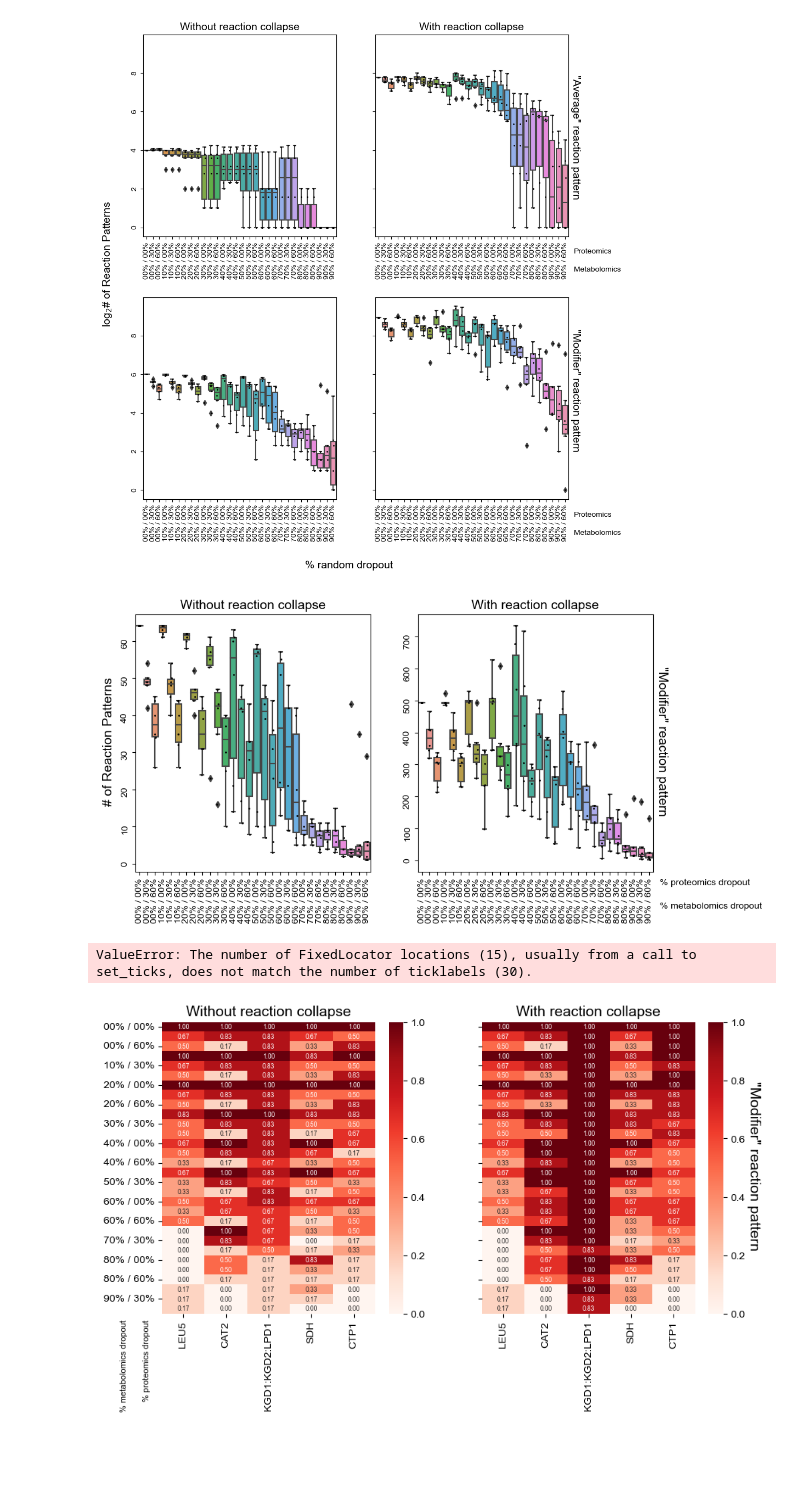
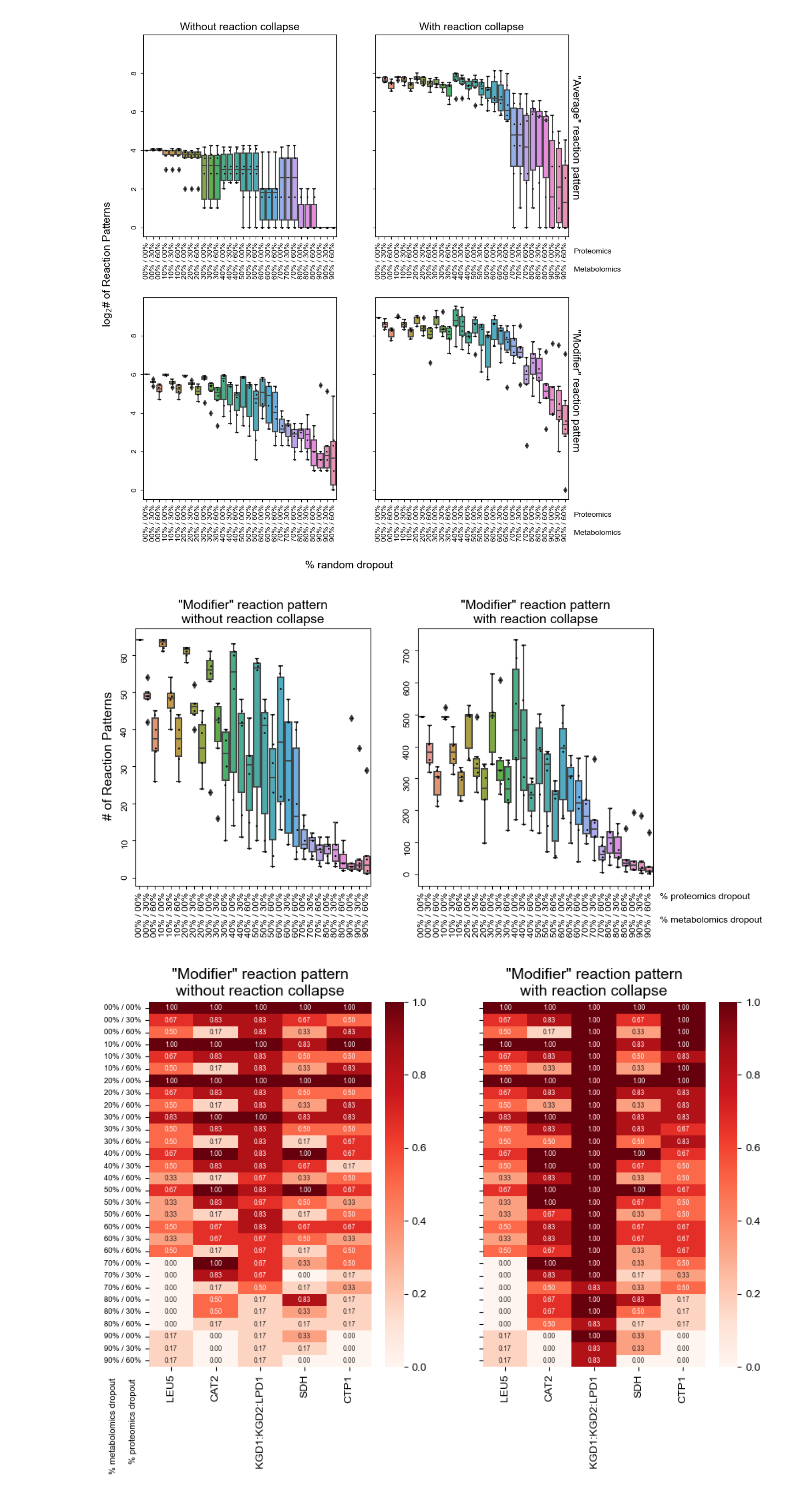
Before and after one commit to Metaboverse/Metaboverse-manuscript, a Jupyter notebook: sensitivity_analysis/generate-results-metrics-mct1.ipynb, the cells around one changed output. Cells and saved outputs as stored; diff of their text form; code cells hidden in the pictures; blank space fills up the shorter version.

```diff
--- a/sensitivity_analysis/generate-results-metrics-mct1.ipynb
+++ b/sensitivity_analysis/generate-results-metrics-mct1.ipynb
@@ -136,9 +136,8 @@ for c in ["mod_noCollapse", "mod_collapse"]:
     if counter % 2 == 0:
         y_count += 1
 
-axes[0].set_title("Without reaction collapse", fontsize=14)
-axes[1].set_title("With reaction collapse", fontsize=14)
-fig.text(0.913, 0.5, '"Modifier" reaction pattern', fontsize=14, ha='center', va='center', rotation=-90)
+axes[0].set_title('"Modifier" reaction pattern\nwithout reaction collapse', fontsize=14)
+axes[1].set_title('"Modifier" reaction pattern\nwith reaction collapse', fontsize=14)
 
 fig.text(0.085, 0.5, '# of Reaction Patterns', fontsize=14, ha='center', va='center', rotation='vertical')
 
@@ -147,7 +146,7 @@ fig.text(0.91, 0.0, '% metabolomics dropout', fontsize=10)
 
 plt.savefig("sensitivity-mct1-modOnly.png", dpi=1200, bbox_inches = 'tight')
 # %% [output]
-[figure, old version]
+[figure, new version]
 # %%
 xaxis_labels = [x.get_text() for x in axes[1].get_xticklabels()]
 # %%
@@ -228,37 +227,36 @@ for k in _d.keys():
     compiled_data[k].columns = ["LEU5", "CAT2", "KGD1:KGD2:LPD1", "SDH", "CTP1"]
     compiled_data[k] = compiled_data[k] / 6
 # %%
-fig, axes = plt.subplots(1, 2, sharex=True, sharey=True, figsize=(10,5))
+fig, axes = plt.subplots(1, 2, sharex=True, sharey=True, figsize=(10,6))
 x_count = 0
 y_count = 0
 counter = 0
 for c in ["mod_noCollapse", "mod_collapse"]:
     sns.heatmap(
         data=compiled_data[c],
         cmap="Reds",
         annot=True, fmt=".2f",
         annot_kws={"fontsize":6},
         ax=axes[x_count])
     axes[x_count].set_xticklabels(axes[x_count].get_xticklabels(), rotation=90)
     counter += 1
     if x_count == 0:
         x_count = 1
     else:
         x_count = 0
     if counter % 2 == 0:
         y_count += 1
 
-axes[0].set_title("Without reaction collapse", fontsize=14)
-axes[1].set_title("With reaction collapse", fontsize=14)
-fig.text(0.907, 0.5, '"Modifier" reaction pattern', fontsize=14, ha='center', va='center', rotation=-90)
+axes[0].set_title('"Modifier" reaction pattern\nwithout reaction collapse', fontsize=14)
+axes[1].set_title('"Modifier" reaction pattern\nwith reaction collapse', fontsize=14)
 
-fig.text(0.075, -0.027, '% metabolomics dropout', fontsize=8, ha='center', va='center', rotation=90)
-fig.text(0.105, -0.013, '% proteomics dropout', fontsize=8, ha='center', va='center', rotation=90)
+fig.text(0.08, -0.015, '% metabolomics dropout', fontsize=8, ha='center', va='center', rotation=90)
+fig.text(0.105, -0.005, '% proteomics dropout', fontsize=8, ha='center', va='center', rotation=90)
 
-axes[0].set_yticklabels(xaxis_labels_c, size = 8)
+axes[0].set_yticklabels(axes[0].get_yticklabels(), fontsize = 7)
+
 plt.savefig("sensitivity-mct1-capture.png", dpi=1200, bbox_inches = 'tight')
 # %% [output]
-ValueError: The number of FixedLocator locations (15), usually from a call to set_ticks, does not match the number of ticklabels (30).
-[figure, old version]
+[figure, new version]
 # %%
 !conda list
```
Also changed, not shown: parts of 1 cell of this notebook, 25 other files.
